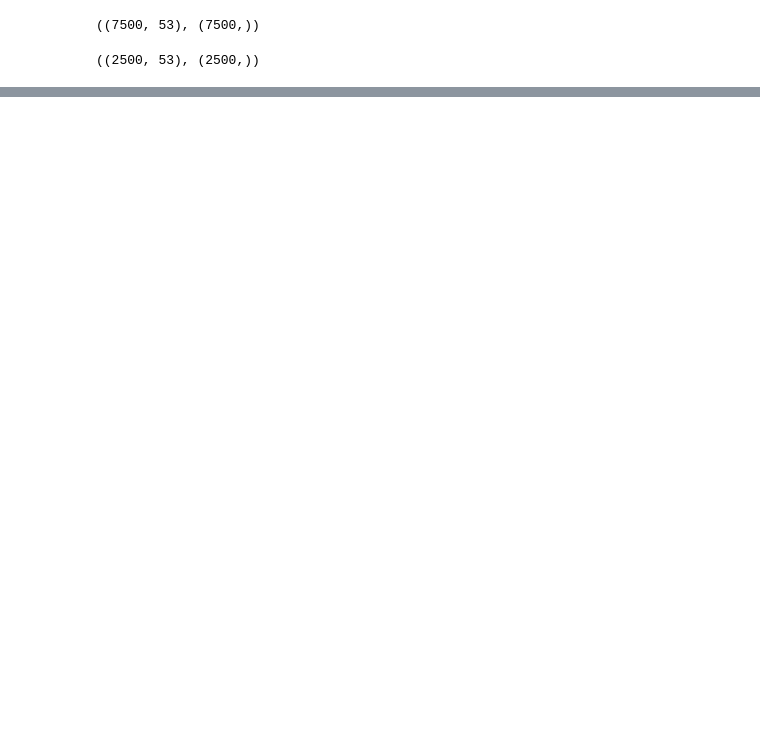
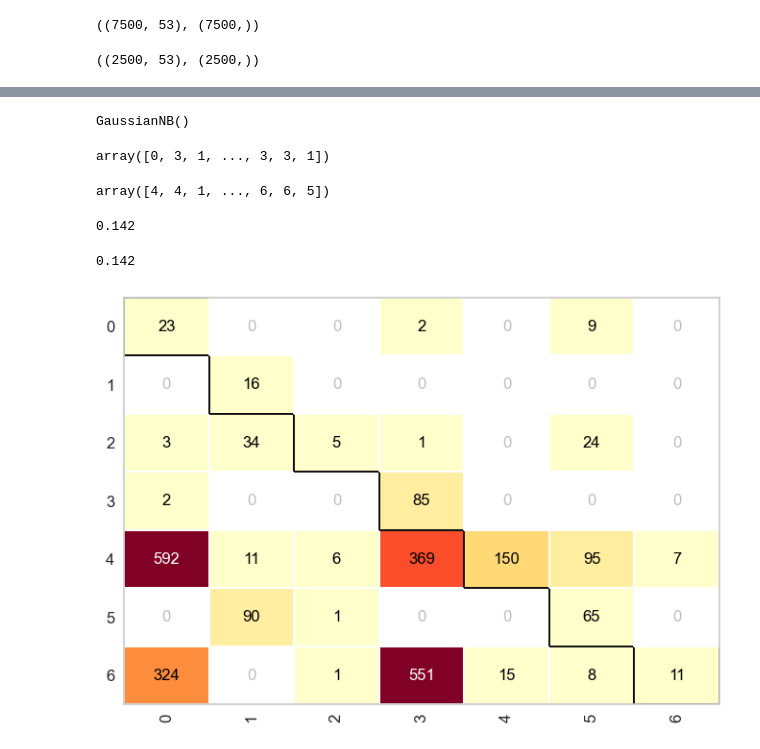
Before and after one commit to Tartacoding/CursoML, a Jupyter notebook: exercicios/exercicio1.1.ipynb, the cells around one changed output, grey strips where cells are left out. Drawn from its saved outputs; the diff is of its cells as text; code cells hidden in the pictures; blank space fills up the shorter version.

Commit message:
concluindoNaive Bayes e fazendo o exerceicio

```diff
--- a/exercicios/exercicio1.1.ipynb
+++ b/exercicios/exercicio1.1.ipynb
@@ -262,0 +273,3 @@ with open('cover_type.pkl',mode='wb') as f: #Abre um arquivo para escrita  em mo
+# %%
+with open('cover_type.pkl', 'rb') as f: #Abre o arquivo para leitura em binário
+    X_train, y_train, X_test, y_test = pickle.load(f) #Carrega as variaveis de treino e  teste
@@ -262,0 +284,5 @@ with open('cover_type.pkl',mode='wb') as f: #Abre um arquivo para escrita  em mo
+# %%
+naive_coverType = GaussianNB() #Cria o modelo de Naive Bayes
+naive_coverType.fit(X_train, y_train) #Treina o modelo
+# %% [output]
+GaussianNB()
@@ -262,0 +291,19 @@ with open('cover_type.pkl',mode='wb') as f: #Abre um arquivo para escrita  em mo
+# %%
+y_pred
+# %% [output]
+array([0, 3, 1, ..., 3, 3, 1])
+# %%
+y_test
+# %% [output]
+array([4, 4, 1, ..., 6, 6, 5])
+# %%
+accuracy_score(y_test, y_pred) #Faz o calculo da acurácia
+# %% [output]
+0.142
+# %%
+cm = ConfusionMatrix(naive_coverType)
+cm.fit(X_train, y_train)
+cm.score(X_test, y_test) #Mostra a matriz de confusão
+# %% [output]
+0.142
+[figure, added]
```
Also changed, not shown: parts of 21 cells of this notebook, 2 other files.
